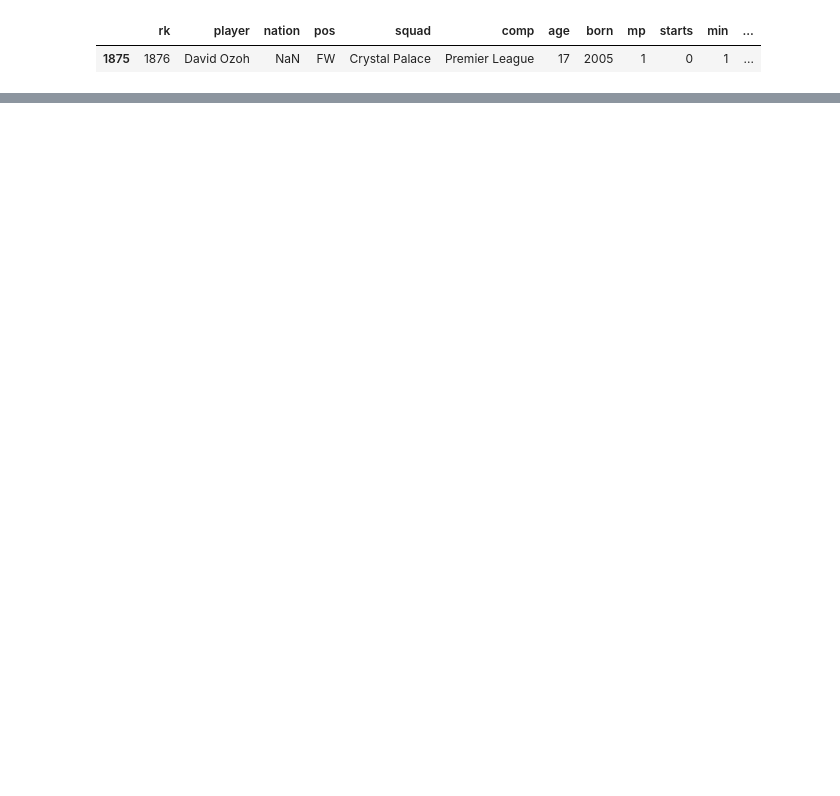
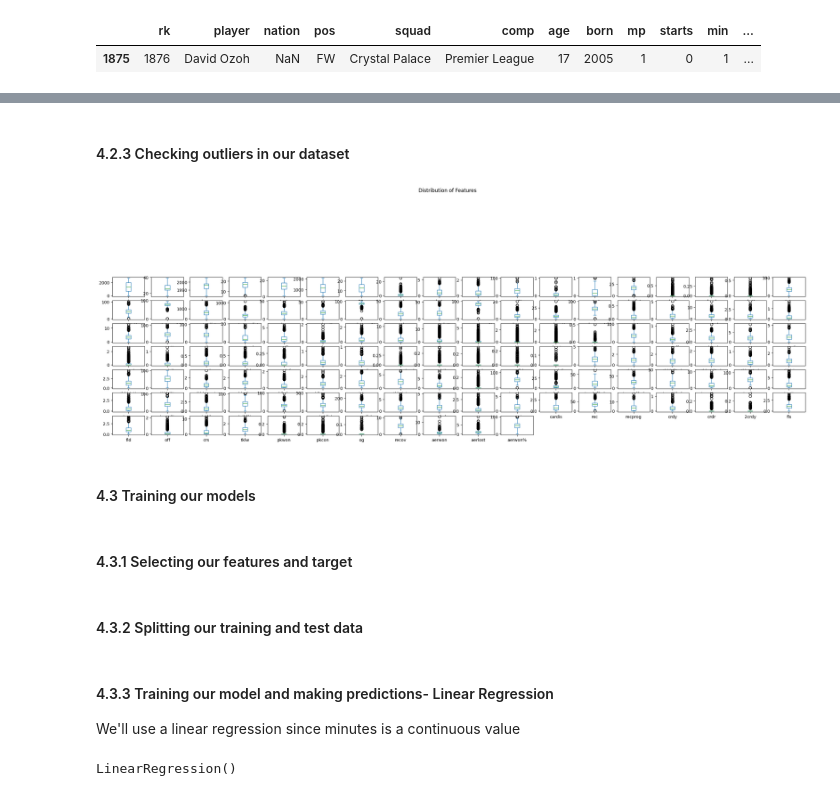
Before and after one commit to normanmunge/football-performance-analysis, a Jupyter notebook: football-performance-eda.ipynb, the cells around one changed output, grey strips where cells are left out. Cells and saved outputs as stored; diff of their text form; code cells hidden in the pictures; blank space fills up the shorter version.

Commit message:
Performs EDA and model prediction for minutes played

```diff
--- a/football-performance-eda.ipynb
+++ b/football-performance-eda.ipynb
@@ -272,0 +441,11 @@ Name: Nation, dtype: object
+# %% [markdown]
+#### 4.2.3 Checking outliers in our dataset
+# %%
+football_df.plot(kind ='box', subplots=True, figsize=(30,30), layout=(30,18), title='Distribution of Features')
+plt.show()
+# %% [output]
+[figure, added]
+# %% [markdown]
+#### 4.3 Training our models
+# %% [markdown]
+#### 4.3.1 Selecting our features and target
@@ -272,0 +455,2 @@ Name: Nation, dtype: object
+# %% [markdown]
+#### 4.3.2 Splitting our training and test data
@@ -272,0 +459,8 @@ Name: Nation, dtype: object
+# %% [markdown]
+#### 4.3.3 Training our model and making predictions- Linear Regression
+We'll use a linear regression since minutes is a continuous value
+# %%
+model = LinearRegression()
+model.fit(X_train, y_train)
+# %% [output]
+LinearRegression()
```
Also changed, not shown: parts of 45 cells of this notebook.
